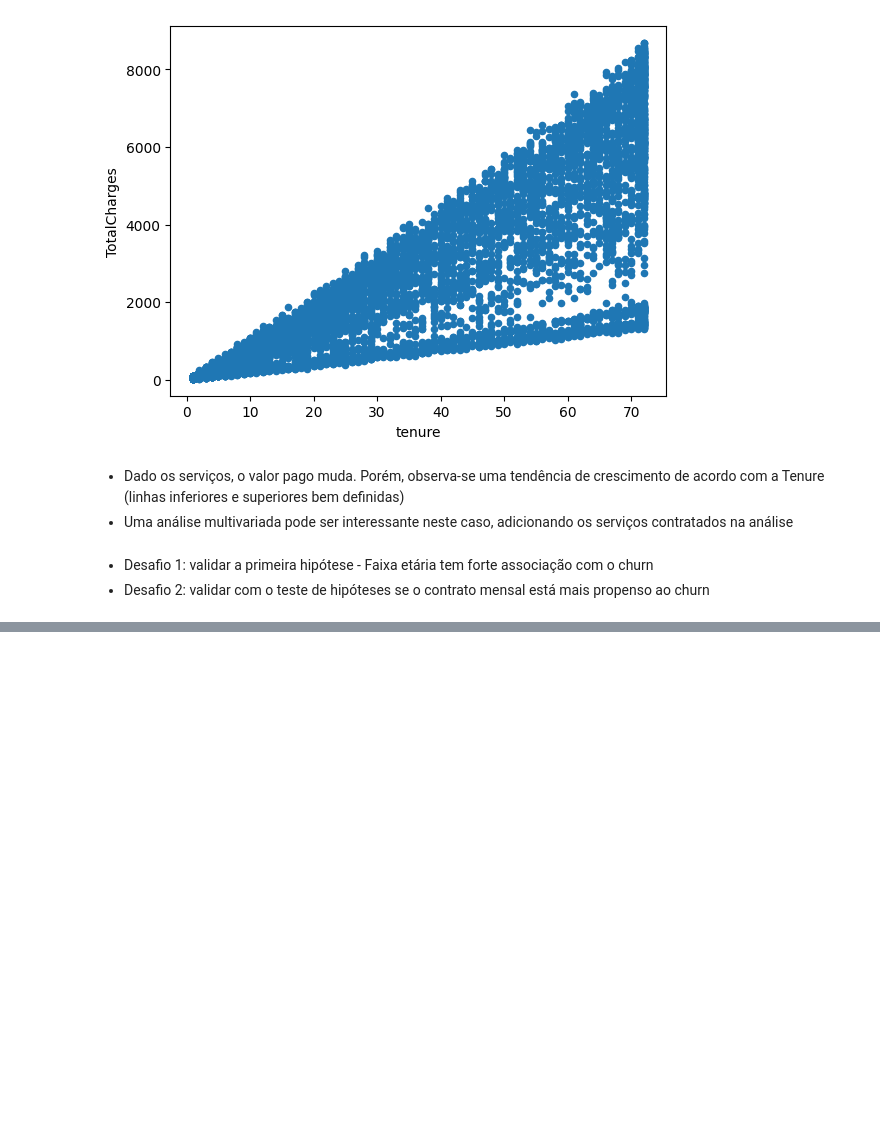
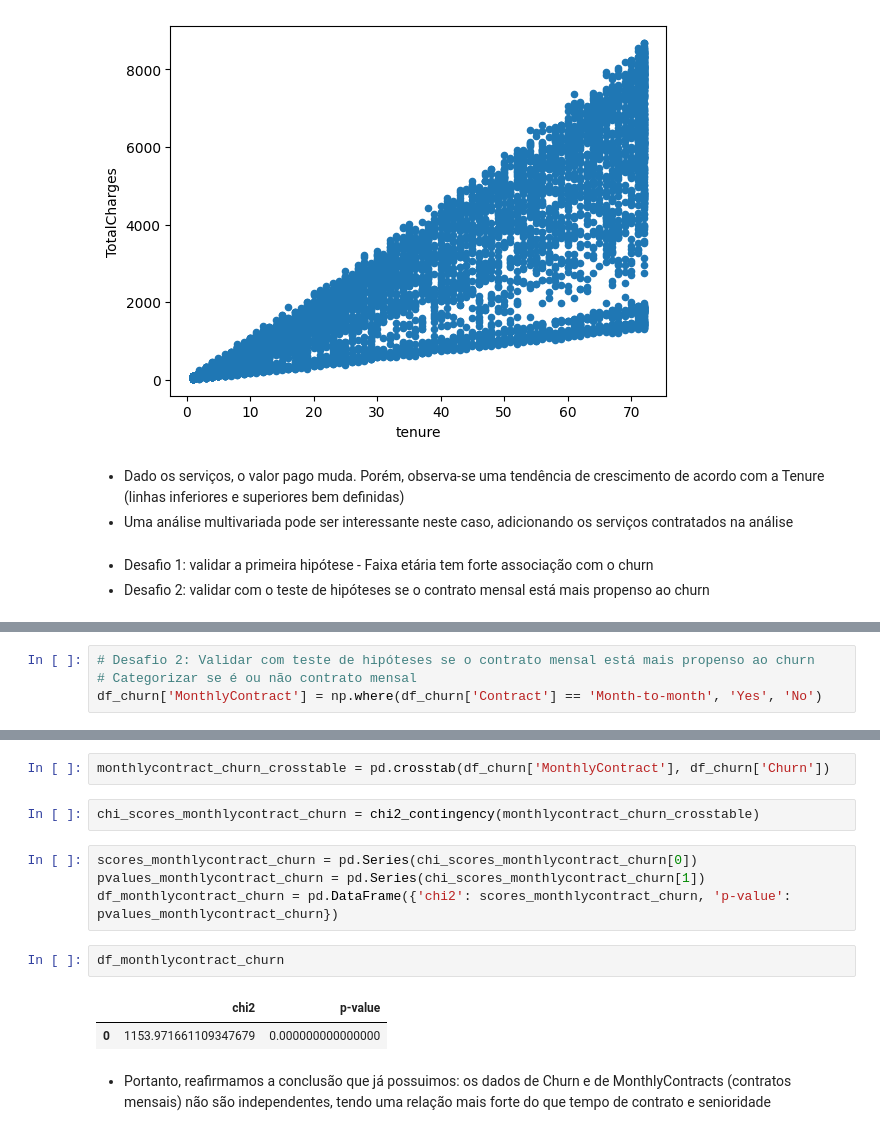
Before and after one commit to ivandersr/eda-churn, a Jupyter notebook: eda_churn.ipynb, the cells around one changed output, grey strips where cells are left out. Drawn from its saved outputs; the diff is of its cells as text; blank space fills up the shorter version.

Commit message:
challenges: relation between seniority and if contract is month-to-month

```diff
--- a/eda_churn.ipynb
+++ b/eda_churn.ipynb
@@ -794,0 +809,4 @@ df_churn.plot.scatter(x='tenure', y='TotalCharges')
+# %%
+# Desafio 2: Validar com teste de hipóteses se o contrato mensal está mais propenso ao churn
+# Categorizar se é ou não contrato mensal
+df_churn['MonthlyContract'] = np.where(df_churn['Contract'] == 'Month-to-month', 'Yes', 'No')
@@ -794,0 +823,15 @@ df_churn.plot.scatter(x='tenure', y='TotalCharges')
+# %%
+monthlycontract_churn_crosstable = pd.crosstab(df_churn['MonthlyContract'], df_churn['Churn'])
+# %%
+chi_scores_monthlycontract_churn = chi2_contingency(monthlycontract_churn_crosstable)
+# %%
+scores_monthlycontract_churn = pd.Series(chi_scores_monthlycontract_churn[0])
+pvalues_monthlycontract_churn = pd.Series(chi_scores_monthlycontract_churn[1])
+df_monthlycontract_churn = pd.DataFrame({'chi2': scores_monthlycontract_churn, 'p-value': pvalues_monthlycontract_churn})
+# %%
+df_monthlycontract_churn
+# %% [output]
+|  | chi2 | p-value |
+| 0 | 1153.971661109347679 | 0.000000000000000 |
+# %% [markdown]
+- Portanto, reafirmamos a conclusão que já possuimos: os dados de Churn e de MonthlyContracts (contratos mensais) não são independentes, tendo uma relação mais forte do que tempo de contrato e senioridade
```
Also changed, not shown: parts of 12 cells of this notebook.
